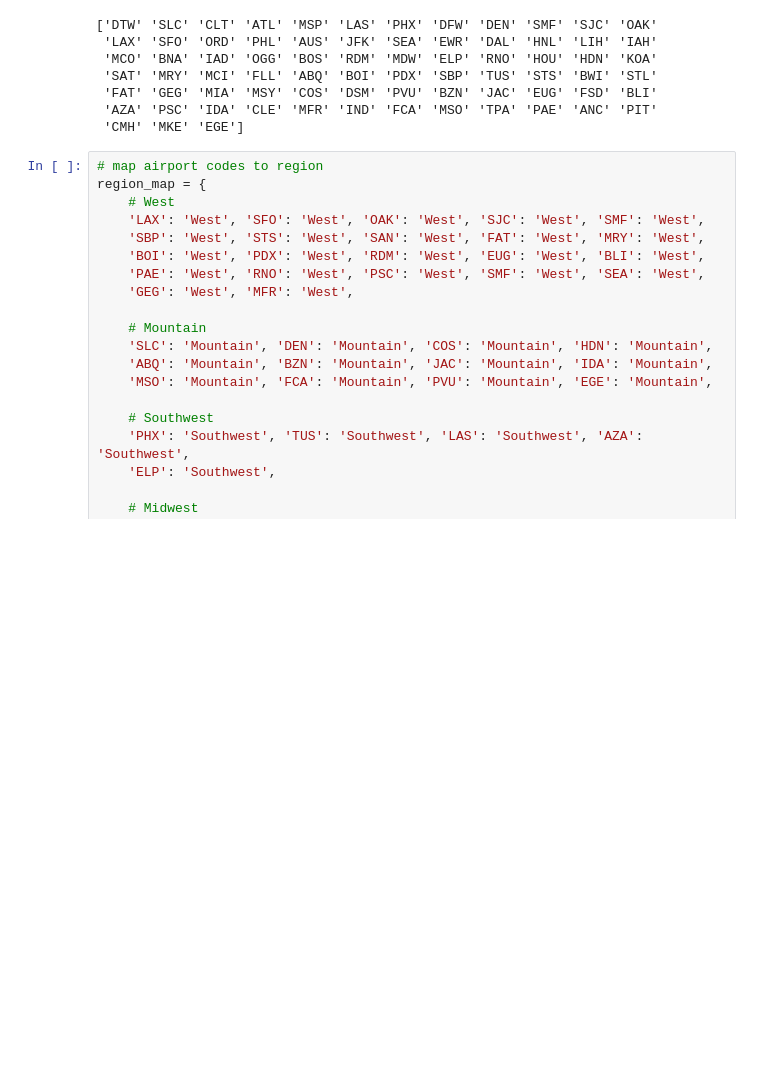
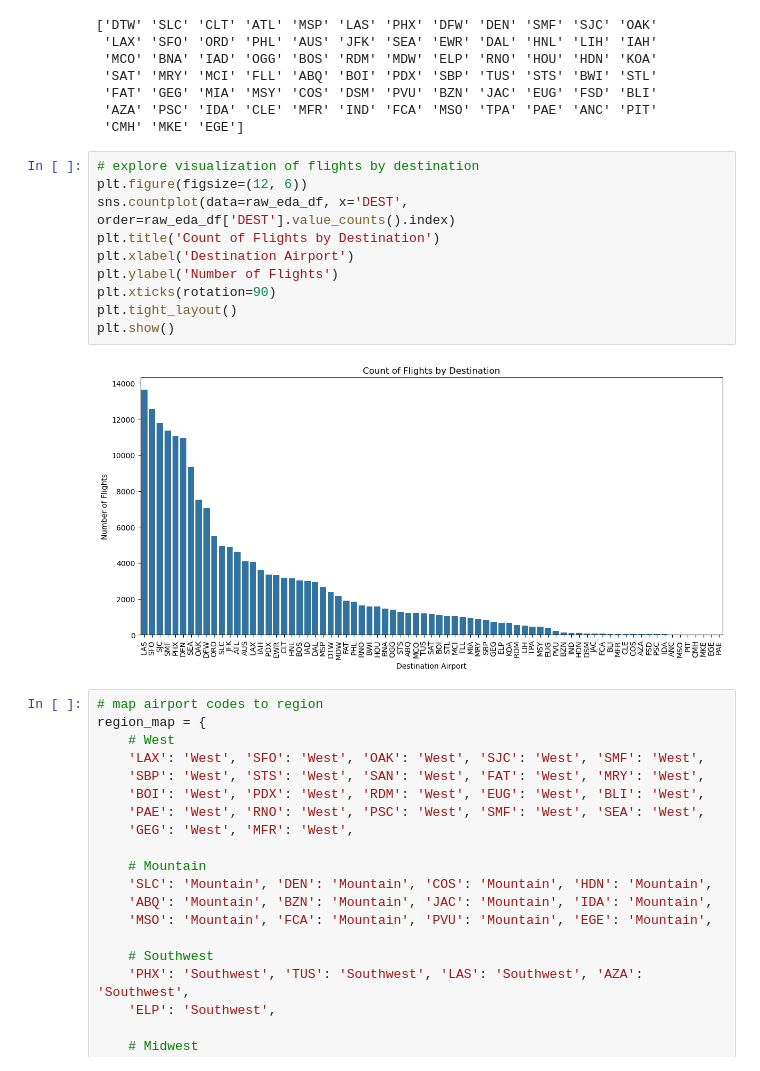
Before and after one commit to gw-00/ADS-508-Project, a Jupyter notebook: 3_clean_data/1_EDA.ipynb, the cells around one changed output. Drawn from its saved outputs; the diff is of its cells as text; blank space fills up the shorter version.

```diff
--- a/3_clean_data/1_EDA.ipynb
+++ b/3_clean_data/1_EDA.ipynb
@@ -401,6 +401,18 @@ print(raw_eda_df['DEST'].unique())
  'FAT' 'GEG' 'MIA' 'MSY' 'COS' 'DSM' 'PVU' 'BZN' 'JAC' 'EUG' 'FSD' 'BLI'
  'AZA' 'PSC' 'IDA' 'CLE' 'MFR' 'IND' 'FCA' 'MSO' 'TPA' 'PAE' 'ANC' 'PIT'
  'CMH' 'MKE' 'EGE']
+# %%
+# explore visualization of flights by destination
+plt.figure(figsize=(12, 6))
+sns.countplot(data=raw_eda_df, x='DEST', order=raw_eda_df['DEST'].value_counts().index)
+plt.title('Count of Flights by Destination')
+plt.xlabel('Destination Airport')
+plt.ylabel('Number of Flights')
+plt.xticks(rotation=90)
+plt.tight_layout()
+plt.show()
+# %% [output]
+[figure, added]
 # %%
 # map airport codes to region
 region_map = {
```
Also changed, not shown: parts of 3 cells of this notebook.
